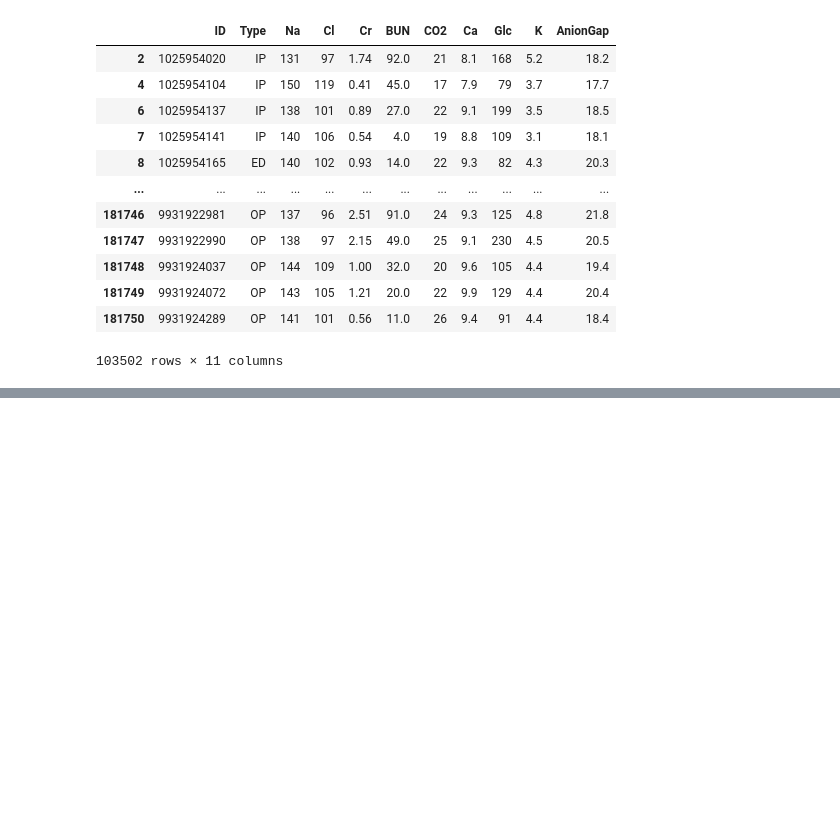
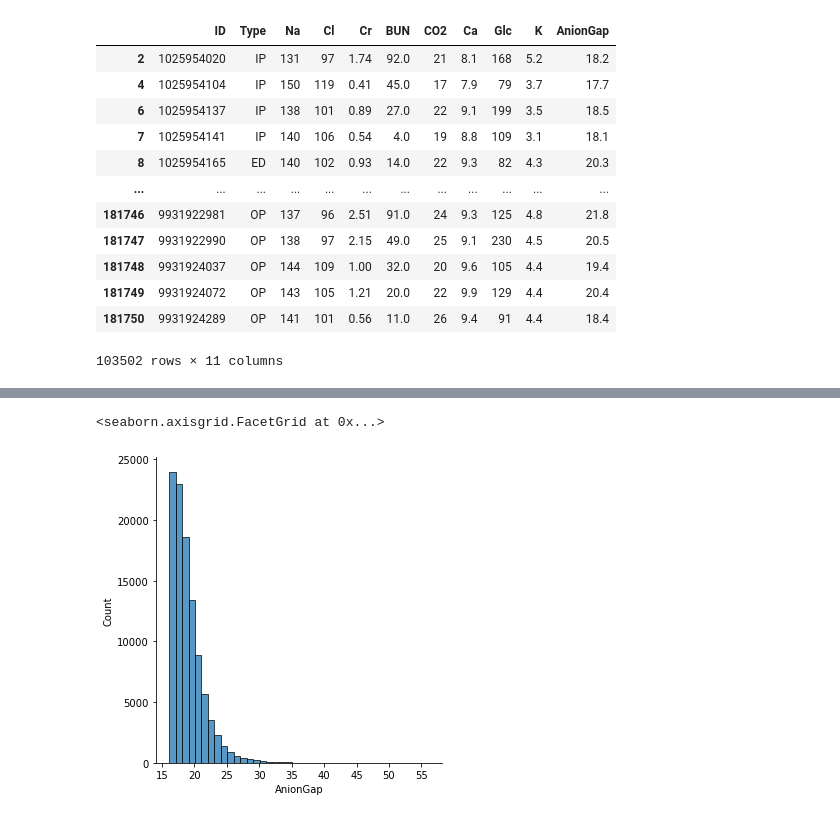
Before and after one commit to tchang3Atnorthwell/aacc_getting_started, a Jupyter notebook: Chem8 Challenges 1-4.ipynb, the cells around one changed output, grey strips where cells are left out. Cells and saved outputs as stored; diff of their text form; code cells hidden in the pictures; blank space fills up the shorter version.

```diff
--- a/Chem8 Challenges 1-4.ipynb
+++ b/Chem8 Challenges 1-4.ipynb
@@ -294,0 +293,5 @@ chem8[chem8['AnionGap']>16]
+# %%
+sns.displot(chem8[chem8['AnionGap']>16]['AnionGap'],binwidth=1)
+# %% [output]
+<seaborn.axisgrid.FacetGrid at 0x...>
+[figure, added]
```
Also changed, not shown: parts of 5 cells of this notebook.
